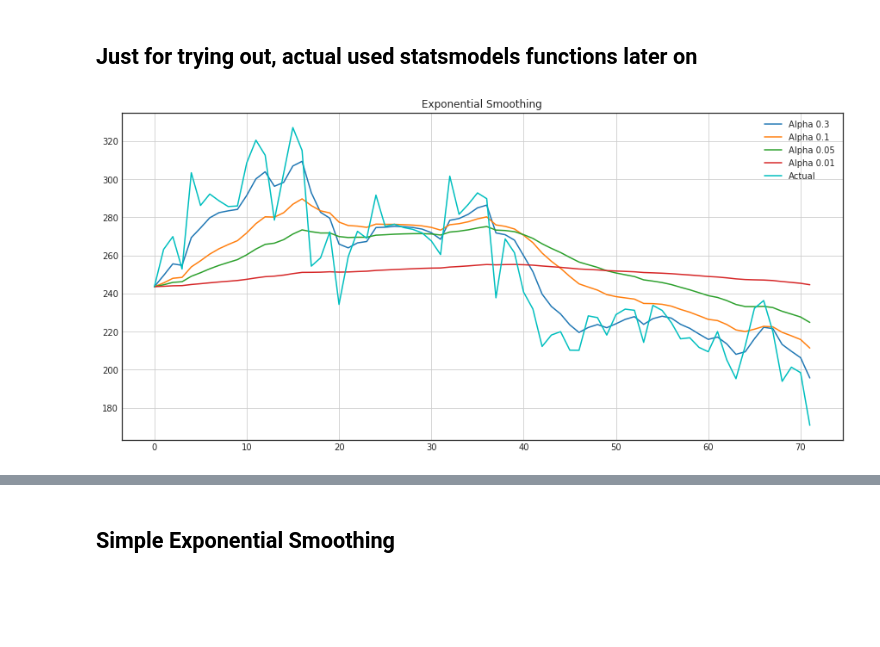
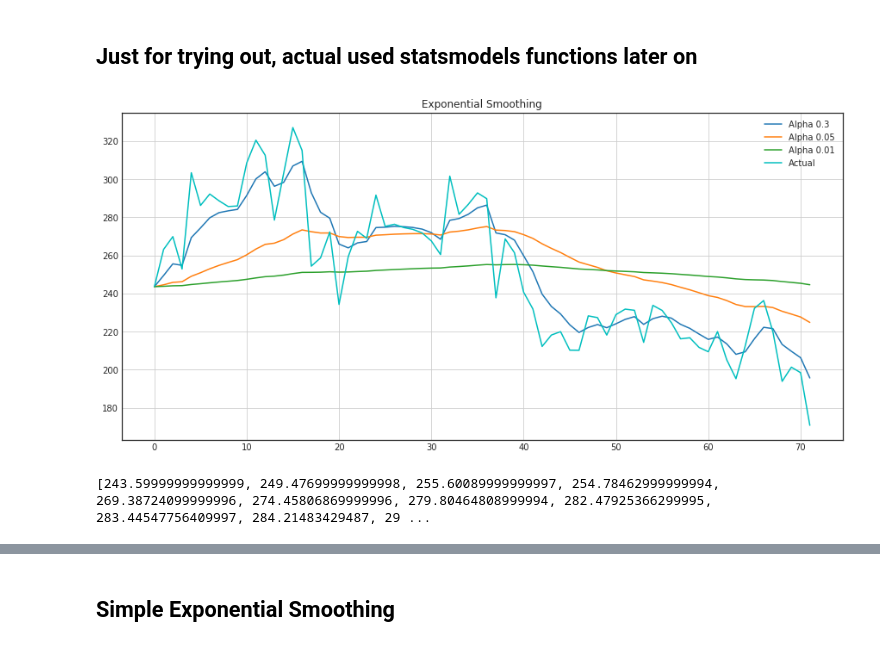
Before and after one commit to lppier/Indian_TV_Time_Series, a Jupyter notebook: Exponential_Smoothing_Try.ipynb, the cells around one changed output, grey strips where cells are left out. Saved outputs shown, nothing was run; the diff lists cells and outputs as text; code cells hidden in the pictures; blank space fills up the shorter version.

```diff
--- a/Exponential_Smoothing_Try.ipynb
+++ b/Exponential_Smoothing_Try.ipynb
@@ -96,9 +96,13 @@ def plotExponentialSmoothing(series, alphas):
         plt.title("Exponential Smoothing")
         plt.grid(True);
 # %%
-plotExponentialSmoothing(df_train['GRP'], [0.3, 0.1, 0.05, 0.01])
+plotExponentialSmoothing(df_train['GRP'], [0.3, 0.05, 0.01])
 # %% [output]
-[figure, old version]
+[figure, new version]
 # %%
 # Choose 0.3 as alpha
-yhat = exponential_smoothing(df_train['GRP'], 0.3)
+alpha = 0.3
+yhat = exponential_smoothing(df_train['GRP'], alpha)
+print(yhat)
+# %% [output]
+[243.59999999999999, 249.47699999999998, 255.60089999999997, 254.78462999999994, 269.38724099999996, 274.45806869999996, 279.80464808999994, 282.47925366299995, 283.44547756409997, 284.21483429487, 29 ...
```
Also changed, not shown: parts of 4 cells of this notebook, 12 other files.
